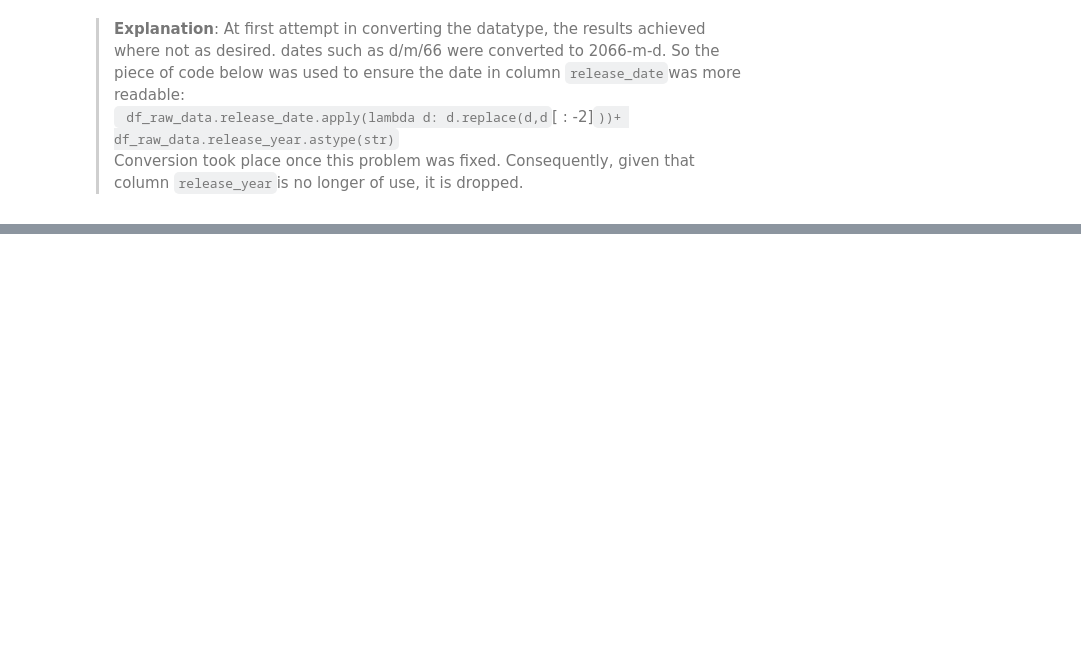
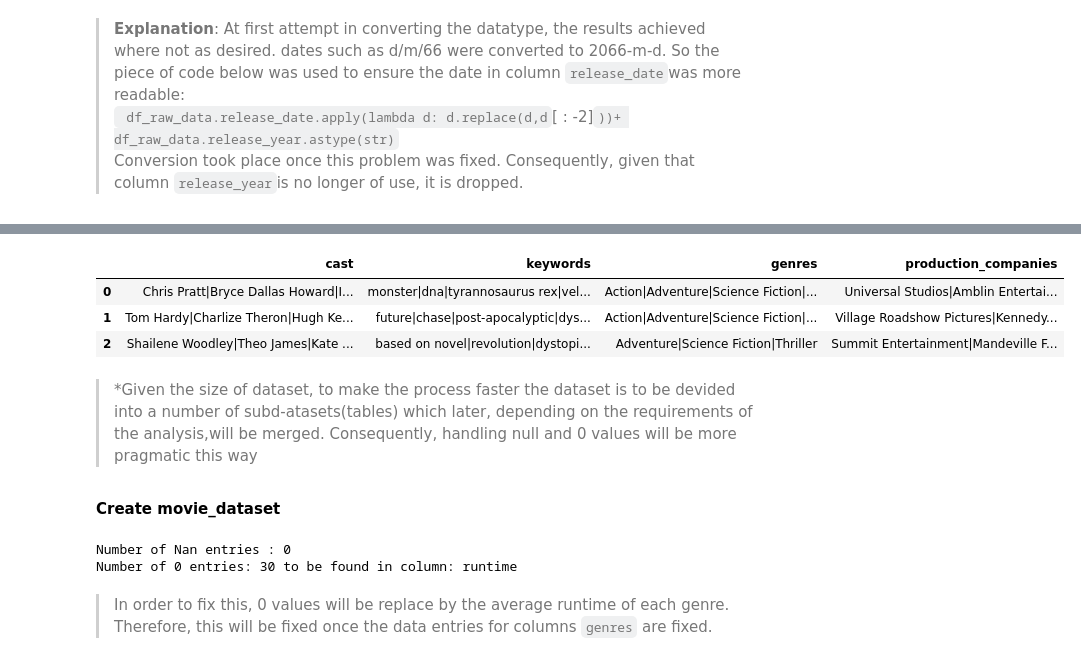
Before and after one commit to aZade-Dehghanpour/investigate_imdb_dataset, a Jupyter notebook: Codes/Notebook/Analysis of Imdb Movie Data.ipynb, the cells around one changed output, grey strips where cells are left out. Drawn from its saved outputs; the diff is of its cells as text; code cells hidden in the pictures; blank space fills up the shorter version.

Commit message:
Data wrangling: Create sub-DS, clean subset data

````diff
--- a/Codes/Notebook/Analysis of Imdb Movie Data.ipynb
+++ b/Codes/Notebook/Analysis of Imdb Movie Data.ipynb
@@ -202,0 +210,4 @@ Name: release_date, Length: 10864, dtype: datetime64[ns]
+# %%
+for col in df_raw_data.columns:
+    if df_raw_data[col].dtype == str:
+        df_raw_data[col] = df_raw_data[col].str.strip().copy()
@@ -202,0 +220,19 @@ Name: release_date, Length: 10864, dtype: datetime64[ns]
+# %%
+df_raw_data[['cast','keywords','genres','production_companies']].head(3)
+# %% [output]
+|  | cast | keywords | genres | production_companies |
+| 0 | Chris Pratt|Bryce Dallas Howard|I... | monster|dna|tyrannosaurus rex|vel... | Action|Adventure|Science Fiction|... | Universal Studios|Amblin Entertai... |
+| 1 | Tom Hardy|Charlize Theron|Hugh Ke... | future|chase|post-apocalyptic|dys... | Action|Adventure|Science Fiction|... | Village Roadshow Pictures|Kennedy... |
+| 2 | Shailene Woodley|Theo James|Kate ... | based on novel|revolution|dystopi... | Adventure|Science Fiction|Thriller | Summit Entertainment|Mandeville F... |
+# %% [markdown]
+> *Given the size of dataset, to make the process faster the dataset is to be devided into a number of subd-atasets(tables) which later, depending on the requirements of the analysis,will be merged. Consequently, handling null and 0 values will be more pragmatic this way
+# %% [markdown]
+**Create movie_dataset**
+# %%
+df_movies = df_raw_data[['id', 'original_title','release_date','release_year','runtime','vote_average']].copy()
+print('Number of Nan entries : {}\nNumber of 0 entries: {} to be found in column: {}'.format(df_movies.isna().sum().sum(),df_movies.eq(0).sum().sum(),list(df_movies.columns[df_movies.eq(0).any() == True])[0]))
+# %% [output]
+Number of Nan entries : 0
+Number of 0 entries: 30 to be found in column: runtime
+# %% [markdown]
+>In order to fix this, 0 values will be replace by the average runtime of each genre. Therefore, this will be fixed once the data entries for columns ```genres``` are fixed.
````
Also changed, not shown: parts of 22 cells of this notebook, 5 other files.
